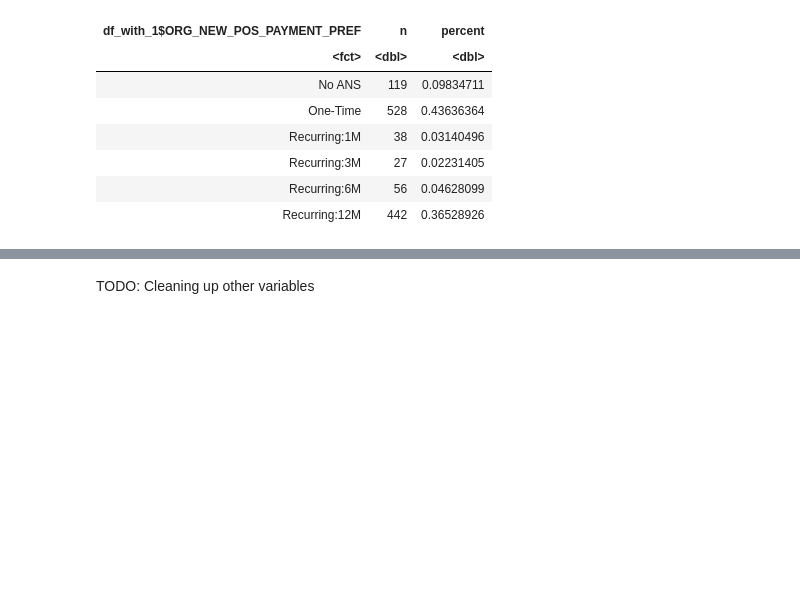
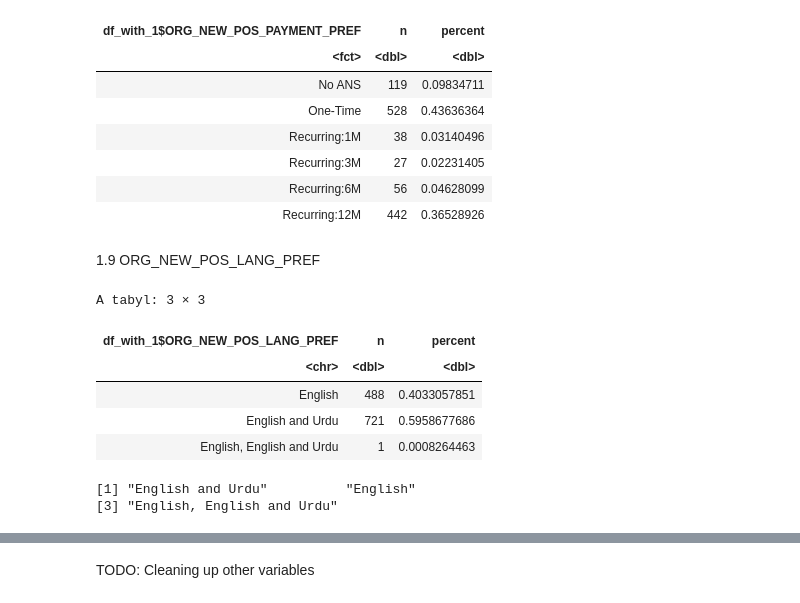
Before and after one commit to patternproject/r.sb.pos.2, a Jupyter notebook: Survey_Data_Analysis_v06.ipynb, the cells around one changed output, grey strips where cells are left out. Saved outputs shown, nothing was run; the diff lists cells and outputs as text; code cells hidden in the pictures; blank space fills up the shorter version.

```diff
--- a/Survey_Data_Analysis_v06.ipynb
+++ b/Survey_Data_Analysis_v06.ipynb
@@ -702,3 +699,14 @@ A tabyl: 6 × 3
 | Recurring:3M | 27 | 0.02231405 |
 | Recurring:6M | 56 | 0.04628099 |
 | Recurring:12M | 442 | 0.36528926 |
+# %% [markdown]
+1.9 ORG_NEW_POS_LANG_PREF
+# %%
+tabyl(df_with_1$ORG_NEW_POS_LANG_PREF)
+# %% [output]
+A tabyl: 3 × 3
+| df_with_1$ORG_NEW_POS_LANG_PREF | n | percent |
+| <chr> | <dbl> | <dbl> |
+| English | 488 | 0.4033057851 |
+| English and Urdu | 721 | 0.5958677686 |
+| English, English and Urdu | 1 | 0.0008264463 |
@@ -704,0 +717,5 @@ A tabyl: 6 × 3
+# %%
+levels(df_with_1$ORG_NEW_POS_LANG_PREF)
+# %% [output]
+[1] "English and Urdu"          "English"
+[3] "English, English and Urdu"
```
Also changed, not shown: parts of 20 cells of this notebook.
